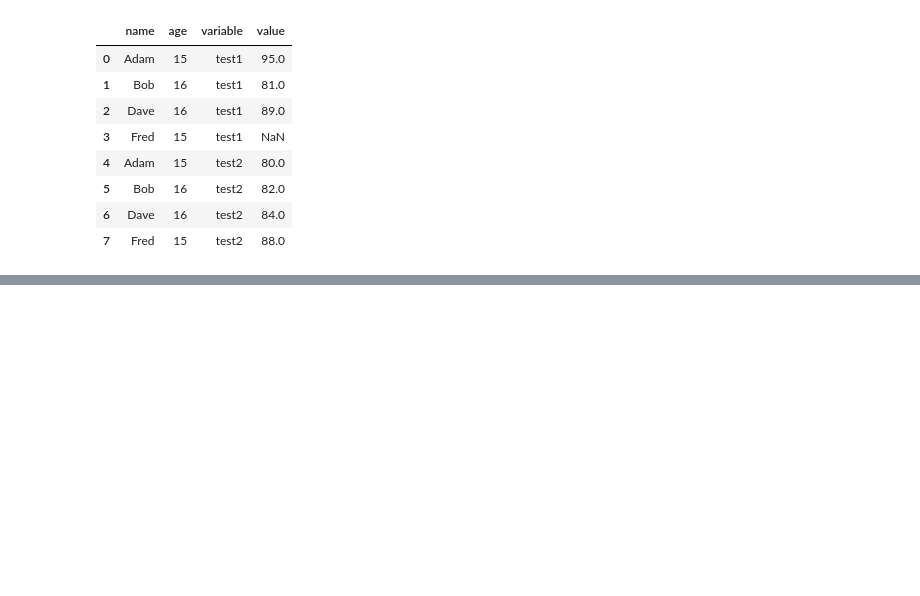
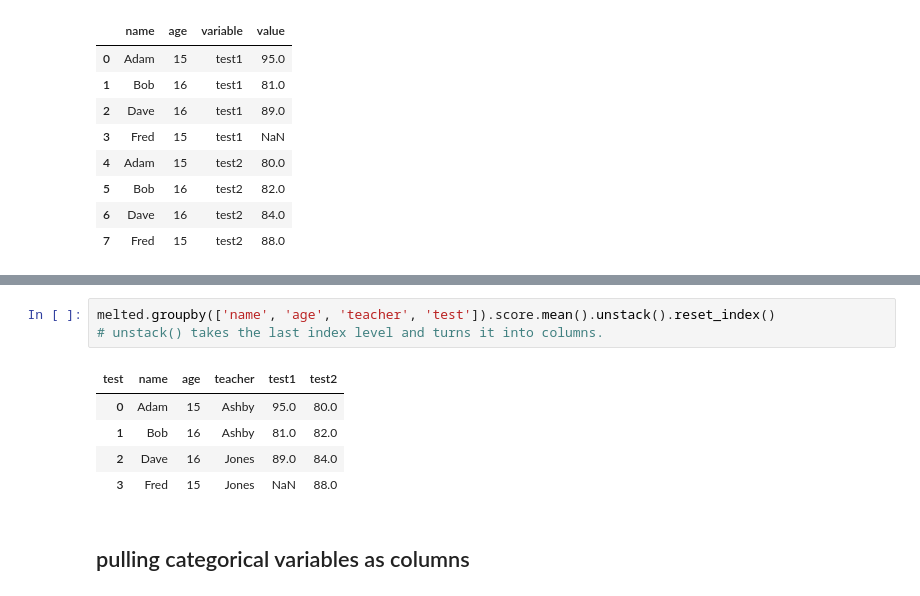
Before and after one commit to jeremyxtmeng/learning-pandas-plotting, a Jupyter notebook: learning_6_pandas_dataframe.ipynb, the cells around one changed output, grey strips where cells are left out. Cells and saved outputs as stored; diff of their text form; blank space fills up the shorter version.

```diff
--- a/learning_6_pandas_dataframe.ipynb
+++ b/learning_6_pandas_dataframe.ipynb
@@ -1915,0 +1982,11 @@ scores.melt(id_vars=['name', 'age'],value_vars=['test1', 'test2'])
+# %%
+melted.groupby(['name', 'age', 'teacher', 'test']).score.mean().unstack().reset_index()
+# unstack() takes the last index level and turns it into columns.
+# %% [output]
+| test | name | age | teacher | test1 | test2 |
+| 0 | Adam | 15 | Ashby | 95.0 | 80.0 |
+| 1 | Bob | 16 | Ashby | 81.0 | 82.0 |
+| 2 | Dave | 16 | Jones | 89.0 | 84.0 |
+| 3 | Fred | 15 | Jones | NaN | 88.0 |
+# %% [markdown]
+## pulling categorical variables as columns
```
Also changed, not shown: parts of 18 cells of this notebook, 2 other files.
